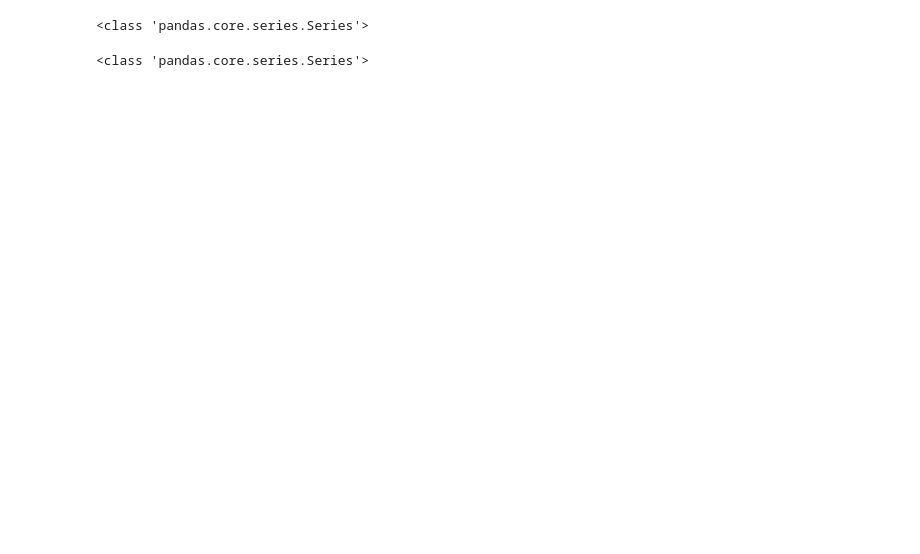
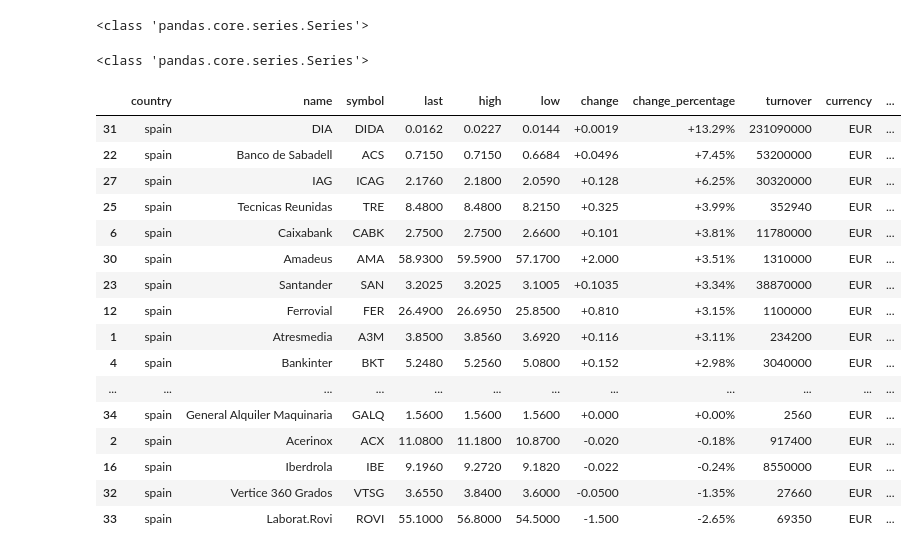
Before and after one commit to pptscdia2021/pp12021grupo2_a2-grupo2, a Jupyter notebook: TP2 Webscraping&api/Jupyter/investpy_change_percentage.ipynb, the cells around one changed output. Drawn from its saved outputs; the diff is of its cells as text; code cells hidden in the pictures; blank space fills up the shorter version.

```diff
--- a/TP2 Webscraping&api/Jupyter/investpy_change_percentage.ipynb
+++ b/TP2 Webscraping&api/Jupyter/investpy_change_percentage.ipynb
@@ -66,3 +66,23 @@ df["G/P"] = pd.to_numeric(df["G/P"])
 print(type(df['G/P']))
 # %% [output]
 <class 'pandas.core.series.Series'>
+# %%
+df.sort_values(by='G/P', ascending = False)
+# %% [output]
+|  | country | name | symbol | last | high | low | change | change_percentage | turnover | currency | ... |
+| 31 | spain | DIA | DIDA | 0.0162 | 0.0227 | 0.0144 | +0.0019 | +13.29% | 231090000 | EUR | ... |
+| 22 | spain | Banco de Sabadell | ACS | 0.7150 | 0.7150 | 0.6684 | +0.0496 | +7.45% | 53200000 | EUR | ... |
+| 27 | spain | IAG | ICAG | 2.1760 | 2.1800 | 2.0590 | +0.128 | +6.25% | 30320000 | EUR | ... |
+| 25 | spain | Tecnicas Reunidas | TRE | 8.4800 | 8.4800 | 8.2150 | +0.325 | +3.99% | 352940 | EUR | ... |
+| 6 | spain | Caixabank | CABK | 2.7500 | 2.7500 | 2.6600 | +0.101 | +3.81% | 11780000 | EUR | ... |
+| 30 | spain | Amadeus | AMA | 58.9300 | 59.5900 | 57.1700 | +2.000 | +3.51% | 1310000 | EUR | ... |
+| 23 | spain | Santander | SAN | 3.2025 | 3.2025 | 3.1005 | +0.1035 | +3.34% | 38870000 | EUR | ... |
+| 12 | spain | Ferrovial | FER | 26.4900 | 26.6950 | 25.8500 | +0.810 | +3.15% | 1100000 | EUR | ... |
+| 1 | spain | Atresmedia | A3M | 3.8500 | 3.8560 | 3.6920 | +0.116 | +3.11% | 234200 | EUR | ... |
+| 4 | spain | Bankinter | BKT | 5.2480 | 5.2560 | 5.0800 | +0.152 | +2.98% | 3040000 | EUR | ... |
+| ... | ... | ... | ... | ... | ... | ... | ... | ... | ... | ... | ... |
+| 34 | spain | General Alquiler Maquinaria | GALQ | 1.5600 | 1.5600 | 1.5600 | +0.000 | +0.00% | 2560 | EUR | ... |
+| 2 | spain | Acerinox | ACX | 11.0800 | 11.1800 | 10.8700 | -0.020 | -0.18% | 917400 | EUR | ... |
+| 16 | spain | Iberdrola | IBE | 9.1960 | 9.2720 | 9.1820 | -0.022 | -0.24% | 8550000 | EUR | ... |
+| 32 | spain | Vertice 360 Grados | VTSG | 3.6550 | 3.8400 | 3.6000 | -0.0500 | -1.35% | 27660 | EUR | ... |
+| 33 | spain | Laborat.Rovi | ROVI | 55.1000 | 56.8000 | 54.5000 | -1.500 | -2.65% | 69350 | EUR | ... |
```
